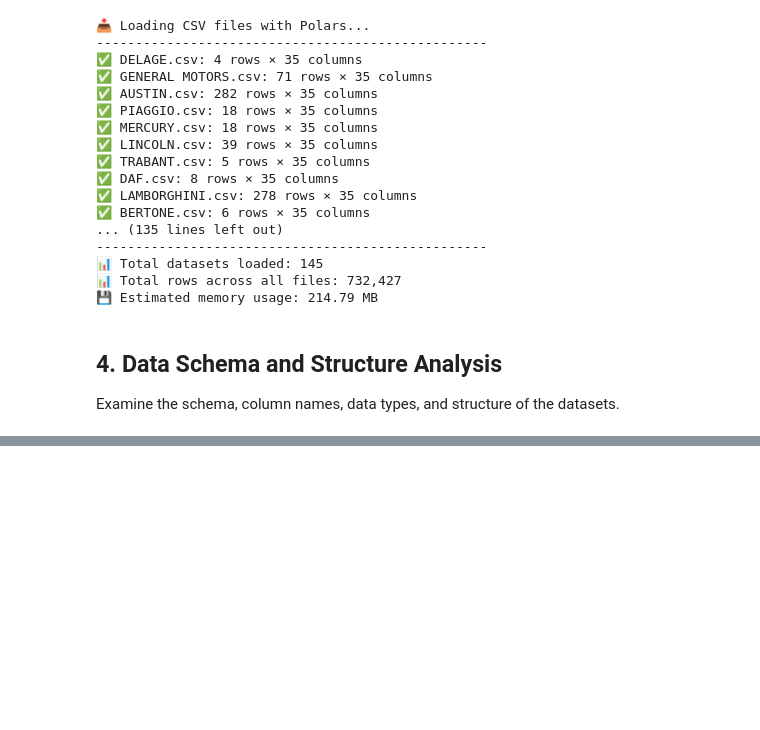
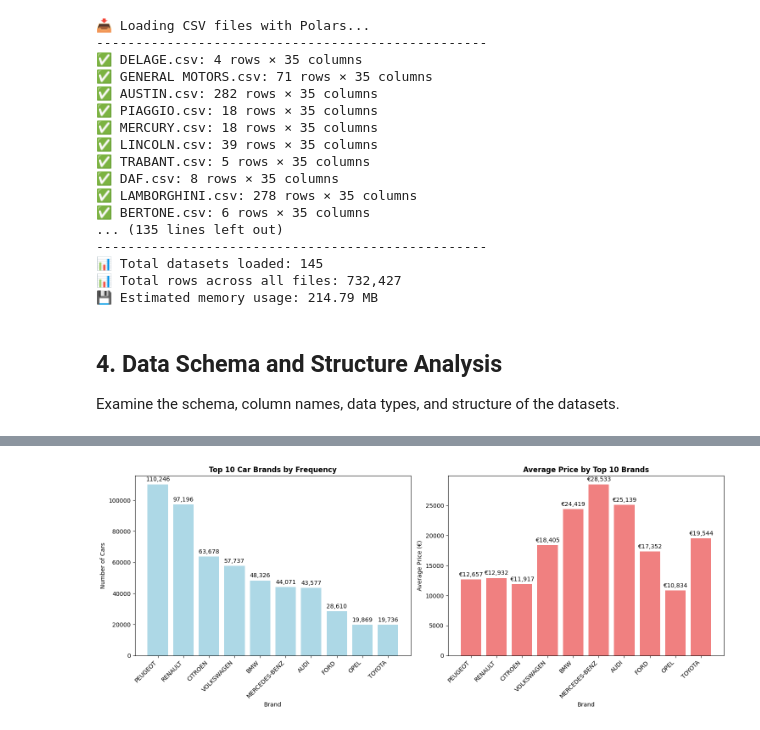
Before and after one commit to brunothefirst/car_price_prediction, a Jupyter notebook: notebooks/01_data_exploration.ipynb, the cells around one changed output, grey strips where cells are left out. Cells and saved outputs as stored; diff of their text form; code cells hidden in the pictures; blank space fills up the shorter version.

Commit message:
Conclussion ML variables analysis

```diff
--- a/notebooks/01_data_exploration.ipynb
+++ b/notebooks/01_data_exploration.ipynb
@@ -222,0 +130,5 @@ Create visualizations including histograms, box plots, correlation matrices, and
+# %%
+# Define modeling variables
+TARGET_VAR = 'price'
+FEATURE_VARS = ['marque', 'modele', 'annee_modele', 'kilometrage']
+MODEL_VARS = [TARGET_VAR] + FEATURE_VARS
@@ -222,0 +203,13 @@ Create visualizations including histograms, box plots, correlation matrices, and
+# %%
+# clan price variable
+df = df.with_columns([
+    # This part is fine
+    pl.col('price').str.extract(r'(\D+)$').alias('currency'),
+
+    # --- Corrected logic for price_cleaned ---
+    pl.when(pl.col('price').str.replace_all(r'[^\d.]', '') == "")
+        .then(None) # If the cleaned string is empty, replace it with null
+        .otherwise(pl.col('price').str.replace_all(r'[^\d.]', '')) # Otherwise, keep the cleaned string
+        .cast(pl.Float64) # Now, cast to float. Nulls are handled gracefully.
+        .alias('price_numeric')
+])
@@ -223,37 +313,57 @@ Create visualizations including histograms, box plots, correlation matrices, and
 # %%
-# Visualize dataset sizes
+# Analyze marque (brand)
+
+analysis_df = df
+print("\n🚗 MARQUE (Brand) Analysis:")
+marque_stats = analysis_df.group_by('marque').agg([
+    pl.len().alias('count'),
+    pl.col('price_numeric').mean().alias('avg_price'),
+    pl.col('price_numeric').median().alias('median_price'),
+    pl.col('price_numeric').min().alias('min_price'),
+    pl.col('price_numeric').max().alias('max_price')
+]).sort('count', descending=True)
+
+print(f"Total unique brands: {marque_stats.height}")
+print("Top 10 brands by frequency:")
+top_brands = marque_stats.head(10)
+for i in range(top_brands.height):
+    brand = top_brands['marque'][i]
+    count = top_brands['count'][i]
+    avg_price = top_brands['avg_price'][i]
+    print(f"  {i+1}. {brand}: {count:,} cars, avg price: €{avg_price:,.0f}")
+
+# Visualize top brands
 fig, (ax1, ax2) = plt.subplots(1, 2, figsize=(15, 6))
 
-# Dataset sizes
-dataset_names = list(dataframes.keys())
-dataset_sizes = [df.height for df in dataframes.values()]
+# Brand frequency
+top_10_brands = marque_stats.head(10)
+brands = top_10_brands['marque'].to_list()
+counts = top_10_brands['count'].to_list()
 
-ax1.bar(range(len(dataset_names)), dataset_sizes, color=sns.color_palette("husl", len(dataset_names)))
-ax1.set_title('Dataset Sizes (Number of Rows)', fontsize=14, fontweight='bold')
-ax1.set_xlabel('Datasets')
-ax1.set_ylabel('Number of Rows')
-ax1.set_xticks(range(len(dataset_names)))
-ax1.set_xticklabels(dataset_names, rotation=45, ha='right')
+ax1.bar(range(len(brands)), counts, color='lightblue')
+ax1.set_title('Top 10 Car Brands by Frequency', fontweight='bold')
+ax1.set_xlabel('Brand')
+ax1.set_ylabel('Number of Cars')
+ax1.set_xticks(range(len(brands)))
+ax1.set_xticklabels(brands, rotation=45, ha='right')
 
-# Add value labels on bars
-for i, v in enumerate(dataset_sizes):
-    ax1.text(i, v + max(dataset_sizes) * 0.01, f'{v:,}',
-             ha='center', va='bottom', fontweight='bold')
+# Add value labels
+for i, v in enumerate(counts):
+    ax1.text(i, v + max(counts) * 0.01, f'{v:,}', ha='center', va='bottom')
 
-# Memory usage
-memory_usage = [df.estimated_size("mb") for df in dataframes.values()]
+# Average price by brand
+avg_prices = top_10_brands['avg_price'].to_list()
+ax2.bar(range(len(brands)), avg_prices, color='lightcoral')
+ax2.set_title('Average Price by Top 10 Brands', fontweight='bold')
+ax2.set_xlabel('Brand')
+ax2.set_ylabel('Average Price (€)')
+ax2.set_xticks(range(len(brands)))
+ax2.set_xticklabels(brands, rotation=45, ha='right')
 
-ax2.bar(range(len(dataset_names)), memory_usage, color=sns.color_palette("viridis", len(dataset_names)))
-ax2.set_title('Memory Usage by Dataset', fontsize=14, fontweight='bold')
-ax2.set_xlabel('Datasets')
-ax2.set_ylabel('Memory Usage (MB)')
-ax2.set_xticks(range(len(dataset_names)))
-ax2.set_xticklabels(dataset_names, rotation=45, ha='right')
-
-# Add value labels on bars
-for i, v in enumerate(memory_usage):
-    ax2.text(i, v + max(memory_usage) * 0.01, f'{v:.1f}MB',
-             ha='center', va='bottom', fontweight='bold')
+# Add value labels
+for i, v in enumerate(avg_prices):
+    ax2.text(i, v + max(avg_prices) * 0.01, f'€{v:,.0f}', ha='center', va='bottom')
 
 plt.tight_layout()
 plt.show()
+# %% [output]
@@ -259,0 +383 @@ plt.show()
+[figure, added]
```
Also changed, not shown: parts of 19 cells of this notebook.
